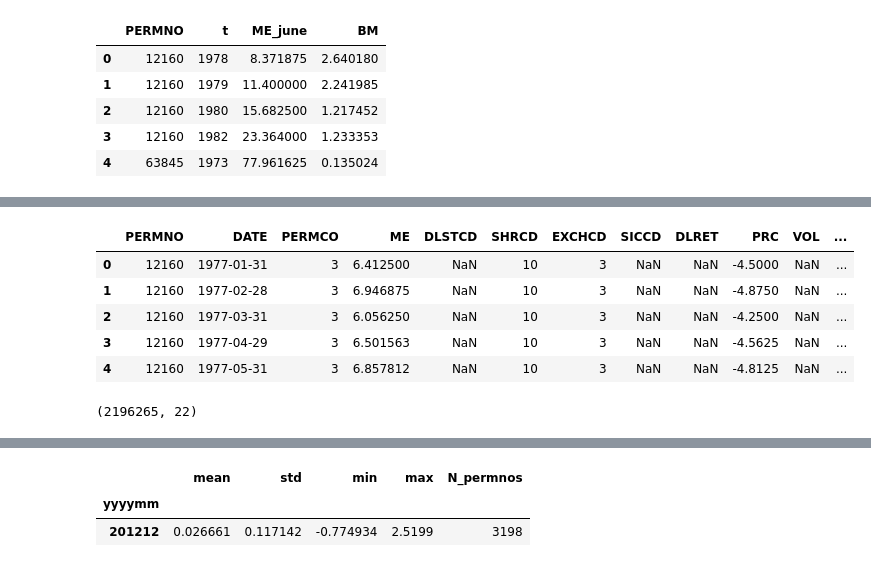
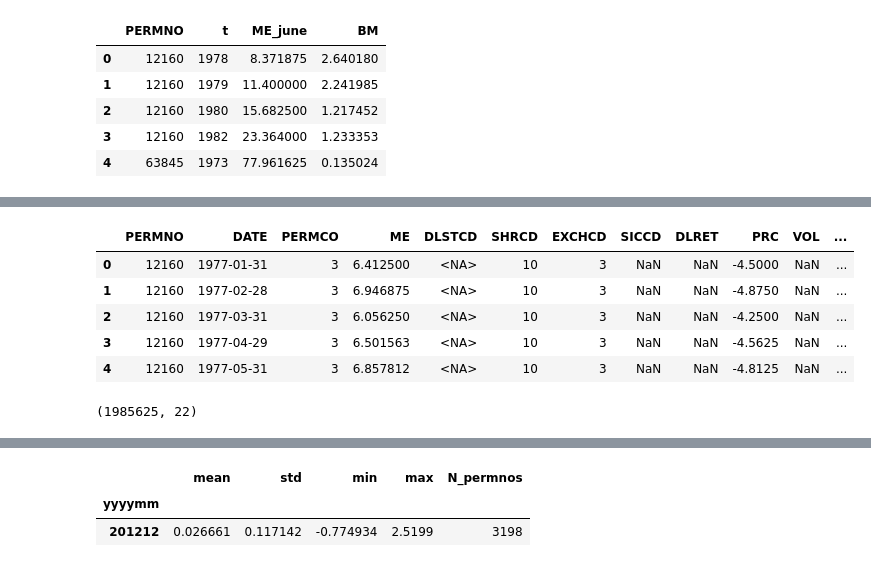
Before and after one commit to khm396/analysis-practice, a Jupyter notebook: KAIST_25fall/assetpricing/sas3.ipynb, the cells around one changed output, grey strips where cells are left out. Drawn from its saved outputs; the diff is of its cells as text; code cells hidden in the pictures.

```diff
--- a/KAIST_25fall/assetpricing/sas3.ipynb
+++ b/KAIST_25fall/assetpricing/sas3.ipynb
@@ -122,6 +121,7 @@ crsp.loc[query, 'ME'] = crsp['ALTPRC'].abs() * crsp['SHROUT'] / 1000 # calculate
 crsp.head()
 
 # calculating return considering delisiting
+crsp['DLSTCD'] = crsp['DLSTCD'].astype('Int64')
 query = crsp['DLRET'].isna() & crsp['DLSTCD'].notna()
 query_30 = (
     crsp['DLSTCD'].isin([500, 520, 574, 580, 584]) |
@@ -175,8 +175,8 @@ crsp_max.head()
 | 549404 | 12160 | 1977-04-29 | 3 |
 | 554226 | 12160 | 1977-05-31 | 3 |
 # %%
-crsp_agg = crsp_max.merge(me_agg, on =['PERMCO', 'DATE'], how='left') #total market equity for each permco and date
+crsp_agg = crsp_max.merge(me_agg, on =['PERMCO', 'DATE'], how='inner') #total market equity for each permco and date
+print(crsp_agg.shape)
 crsp_agg.head()
-crsp_agg.shape
 # %% [output]
 (2878883, 4)
@@ -183,5 +189,5 @@ crsp_agg.shape
 # %%
-crsp = crsp_agg.merge(crsp.drop(columns = ['ME']), on= ['PERMNO', 'DATE', 'PERMCO'], how = 'left').drop_duplicates(subset=['PERMNO', 'DATE']).rename(columns={'ME_sum': 'ME'})
+crsp = crsp_agg.merge(crsp.drop(columns = ['ME']), on= ['PERMNO', 'DATE', 'PERMCO'], how = 'inner').rename(columns={'ME_sum': 'ME'})
 crsp.shape
 # %% [output]
 (2878883, 17)
@@ -259,15 +306,15 @@ me_bm.head()
 # %%
-crsp['t'] = crsp['year'].where(crsp['month'] > 6 , crsp['year'] - 1)
+crsp['t'] = np.where(crsp['month'] > 6, crsp['year'], crsp['year'] -1)
 crsp.head()
 # %% [output]
 |  | PERMNO | DATE | PERMCO | ME | DLSTCD | SHRCD | EXCHCD | SICCD | DLRET | PRC | VOL | ... |
-| 0 | 12160 | 1977-01-31 | 3 | 6.412500 | NaN | 10 | 3 | NaN | NaN | -4.5000 | NaN | ... |
-| 1 | 12160 | 1977-02-28 | 3 | 6.946875 | NaN | 10 | 3 | NaN | NaN | -4.8750 | NaN | ... |
-| 2 | 12160 | 1977-03-31 | 3 | 6.056250 | NaN | 10 | 3 | NaN | NaN | -4.2500 | NaN | ... |
-| 3 | 12160 | 1977-04-29 | 3 | 6.501563 | NaN | 10 | 3 | NaN | NaN | -4.5625 | NaN | ... |
-| 4 | 12160 | 1977-05-31 | 3 | 6.857812 | NaN | 10 | 3 | NaN | NaN | -4.8125 | NaN | ... |
+| 0 | 12160 | 1977-01-31 | 3 | 6.412500 | <NA> | 10 | 3 | NaN | NaN | -4.5000 | NaN | ... |
+| 1 | 12160 | 1977-02-28 | 3 | 6.946875 | <NA> | 10 | 3 | NaN | NaN | -4.8750 | NaN | ... |
+| 2 | 12160 | 1977-03-31 | 3 | 6.056250 | <NA> | 10 | 3 | NaN | NaN | -4.2500 | NaN | ... |
+| 3 | 12160 | 1977-04-29 | 3 | 6.501563 | <NA> | 10 | 3 | NaN | NaN | -4.5625 | NaN | ... |
+| 4 | 12160 | 1977-05-31 | 3 | 6.857812 | <NA> | 10 | 3 | NaN | NaN | -4.8125 | NaN | ... |
 # %%
-ret_me_bm = crsp.merge(me_bm, on=['PERMNO', 't'], how='inner')
-ret_me_bm.shape
+ret_me_bm = crsp.merge(me_bm, on=['PERMNO', 't'], how='inner') #219616
+print(ret_me_bm.shape)
 # %% [output]
-(2196265, 22)
+(1985625, 22)
```
Also changed, not shown: parts of 32 cells of this notebook.
